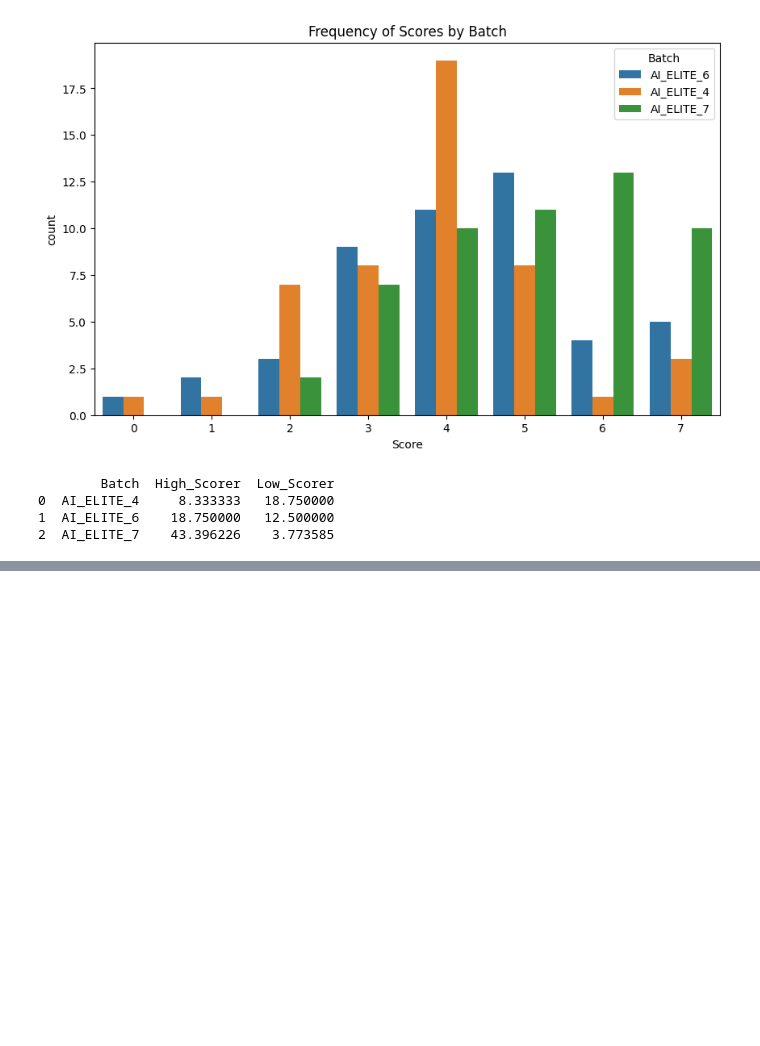
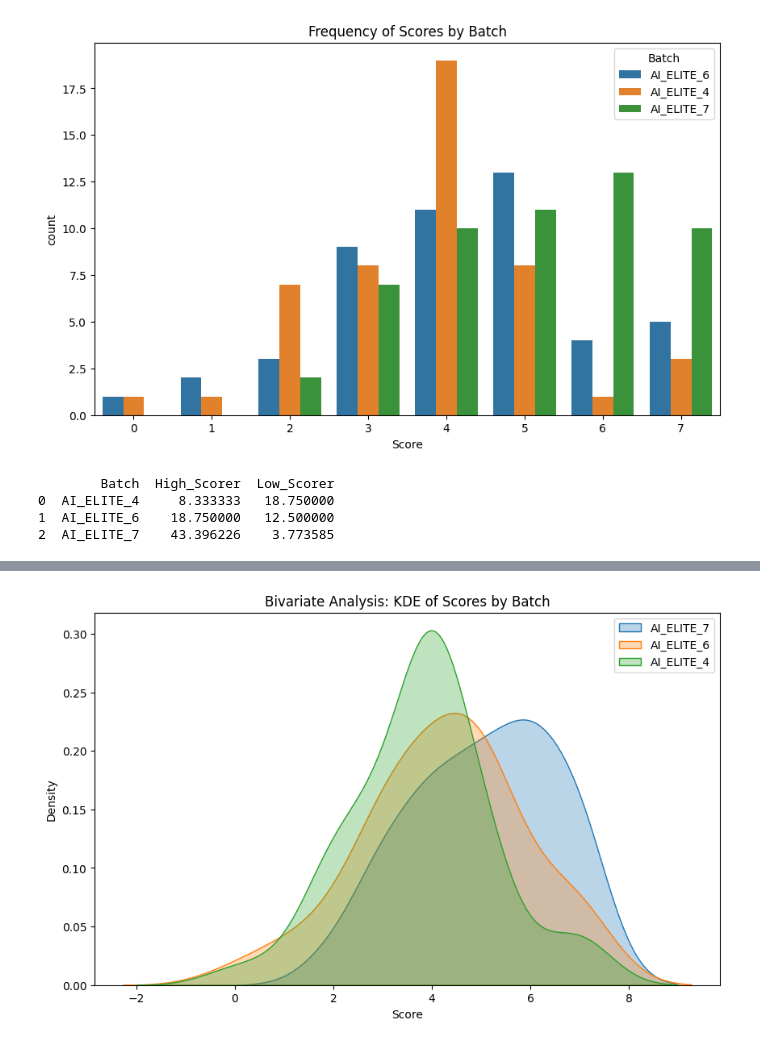
Before and after one commit to Yashyc27/Innomatics-Nov-2025-Intership, a Jupyter notebook: ML Task 1/ML_Task_1.ipynb, the cells around one changed output, grey strips where cells are left out. Saved outputs shown, nothing was run; the diff lists cells and outputs as text; code cells hidden in the pictures; blank space fills up the shorter version.

```diff
--- a/ML Task 1/ML_Task_1.ipynb
+++ b/ML Task 1/ML_Task_1.ipynb
@@ -52 +88,12 @@ performance_insights.to_csv('batch_performance_insights.csv', index=False)
+# %%
+# 4. Bivariate Analysis: KDE Plot (Density Overlap)
+plt.figure(figsize=(10, 6))
+for batch in df_scores['Batch'].unique():
+    sns.kdeplot(df_scores[df_scores['Batch'] == batch]['Score'], label=batch, fill=True, alpha=0.3)
+plt.title('Bivariate Analysis: KDE of Scores by Batch')
+plt.xlabel('Score')
+plt.legend()
+plt.savefig('bivariate_kde_score_batch.png')
+# %% [output]
+[figure, added]
 # %% [markdown]
```
Also changed, not shown: parts of 5 cells of this notebook, 3 other files.
